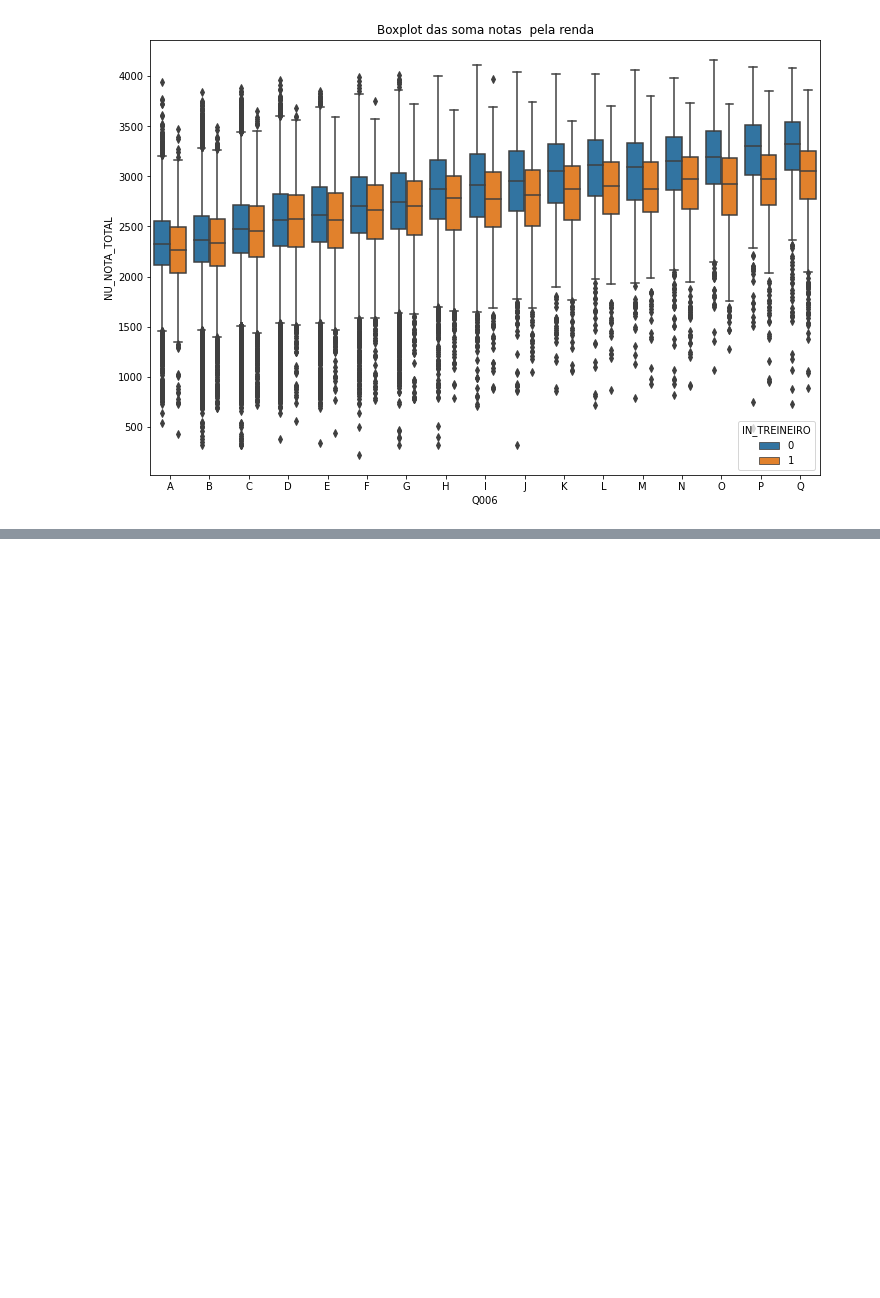
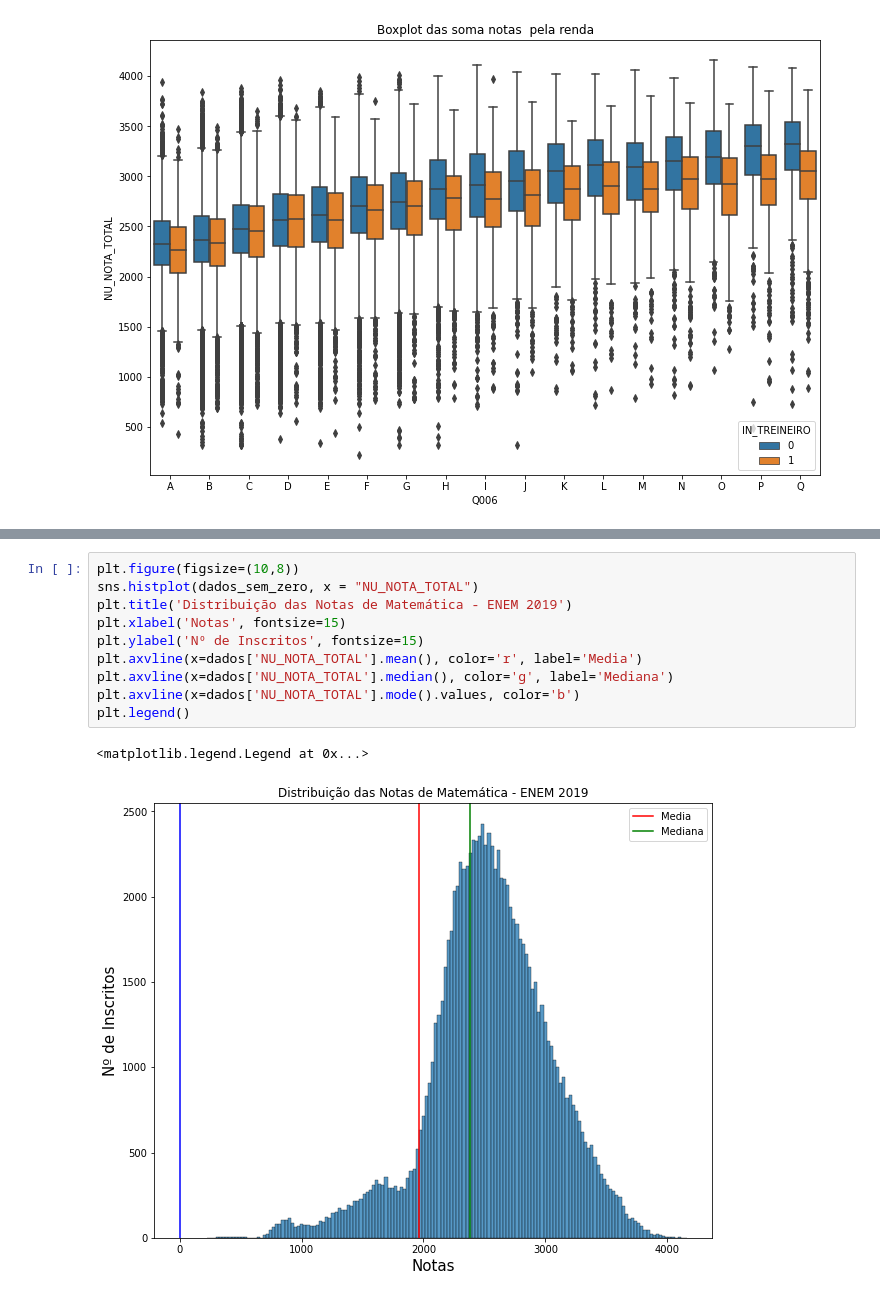
Before and after one commit to JuniorTorresMTJ/ENEM_2019, a Jupyter notebook: Enem2019.ipynb, the cells around one changed output, grey strips where cells are left out. Saved outputs shown, nothing was run; the diff lists cells and outputs as text; blank space fills up the shorter version.

```diff
--- a/Enem2019.ipynb
+++ b/Enem2019.ipynb
@@ -419,0 +453,13 @@ Text(0.5, 1.0, 'Boxplot das soma notas  pela renda')
+# %%
+plt.figure(figsize=(10,8))
+sns.histplot(dados_sem_zero, x = "NU_NOTA_TOTAL")
+plt.title('Distribuição das Notas de Matemática - ENEM 2019')
+plt.xlabel('Notas', fontsize=15)
+plt.ylabel('Nº de Inscritos', fontsize=15)
+plt.axvline(x=dados['NU_NOTA_TOTAL'].mean(), color='r', label='Media')
+plt.axvline(x=dados['NU_NOTA_TOTAL'].median(), color='g', label='Mediana')
+plt.axvline(x=dados['NU_NOTA_TOTAL'].mode().values, color='b')
+plt.legend()
+# %% [output]
+<matplotlib.legend.Legend at 0x...>
+[figure, added]
```
Also changed, not shown: parts of 40 cells of this notebook.
